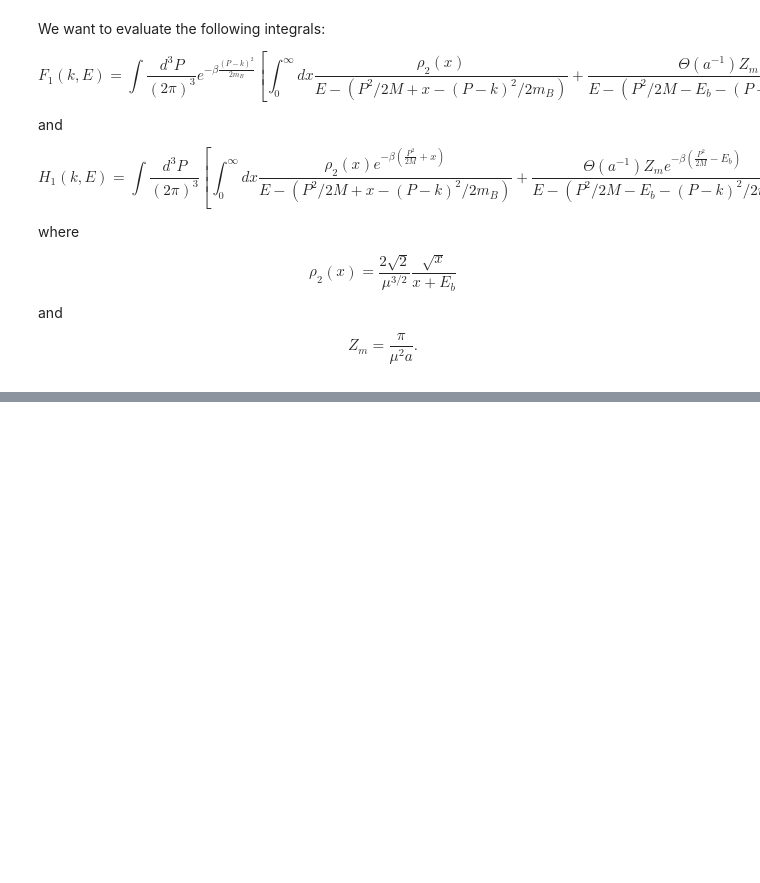
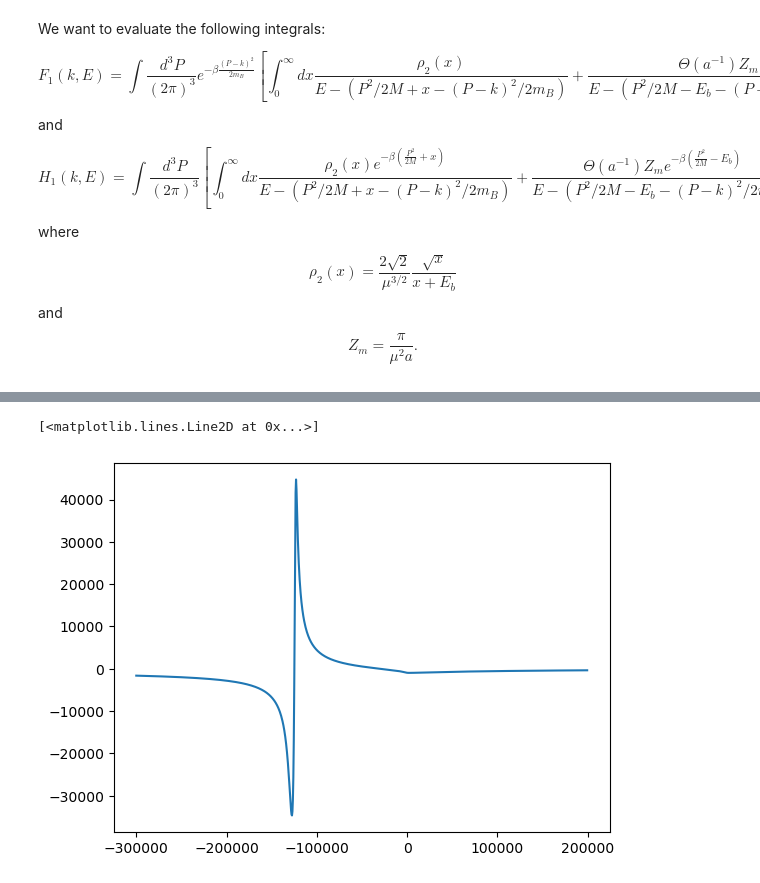
Before and after one commit to huanium/huanium, a Jupyter notebook: MIT_PhD/Fermi1/free-to-free-lineshape/NaK_rf_response.ipynb, the cells around one changed output, grey strips where cells are left out. Cells and saved outputs as stored; diff of their text form; code cells hidden in the pictures; blank space fills up the shorter version.

```diff
--- a/MIT_PhD/Fermi1/free-to-free-lineshape/NaK_rf_response.ipynb
+++ b/MIT_PhD/Fermi1/free-to-free-lineshape/NaK_rf_response.ipynb
@@ -396,0 +533,5 @@ $$
+# %%
+plt.plot(En, real_F)
+# %% [output]
+[<matplotlib.lines.Line2D at 0x...>]
+[figure, added]
```
Also changed, not shown: parts of 7 cells of this notebook.
